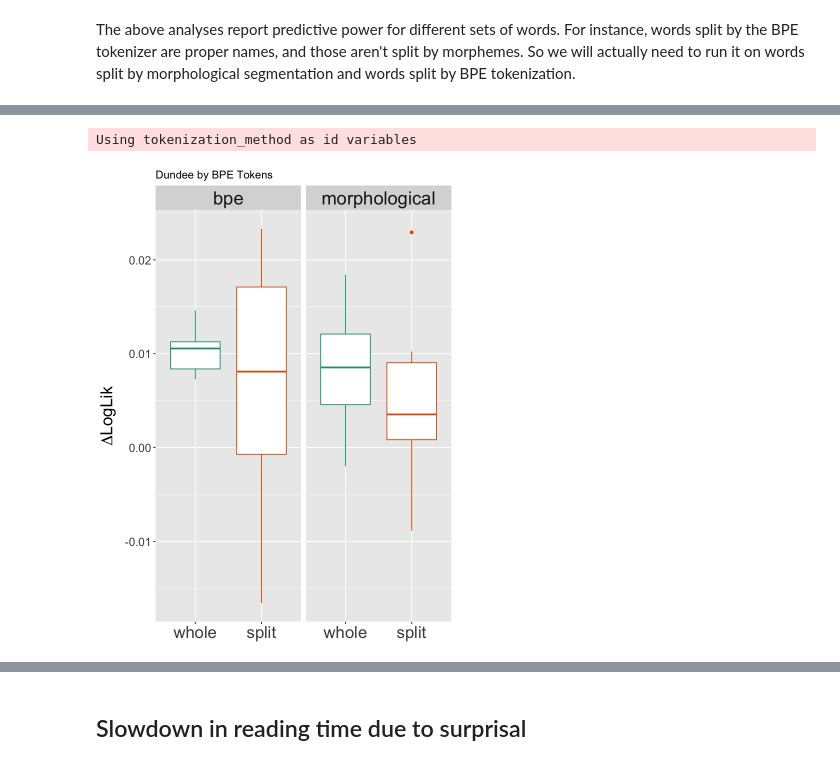
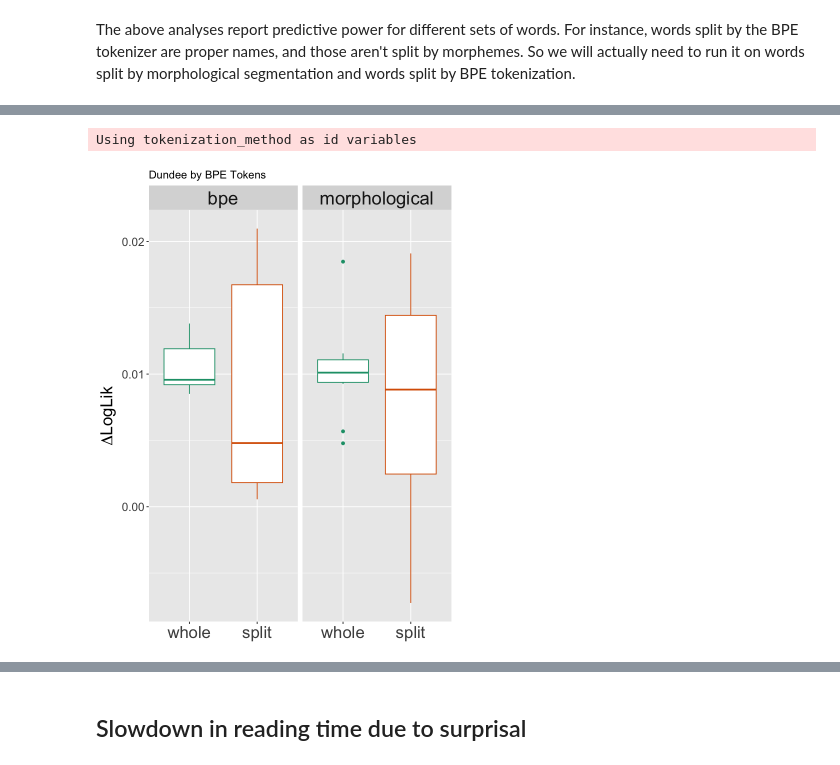
Before and after one commit to sathvikn/dl-psych-tokenization, a Jupyter notebook: regression_analysis.ipynb, the cells around one changed output, grey strips where cells are left out. Cells and saved outputs as stored; diff of their text form; code cells hidden in the pictures.

```diff
--- a/regression_analysis.ipynb
+++ b/regression_analysis.ipynb
@@ -315,10 +315,10 @@ A data.frame: 1 × 2
 | <dbl> | <dbl> |
 | 0.009270833 | 0.01269973 |
 # %%
-cv_by_split <- function(data, control_formula, surprisal_formula, tokenization) {
+cv_by_split <- function(data, control_formula, surprisal_formula, tokenization, split_col) {
     data <- data[data$tokenization == tokenization,]
-    no_split <- data[data$num_tokens == 1,]
-    split <- data[data$num_tokens > 1,]
+    no_split <- data[data[[split_col]] == 1,]
+    split <- data[data[[split_col]] > 1,]
     shuffled_no_split <- sample(nrow(no_split))
     shuffled_split <- sample(nrow(split))
     data.frame(whole = cross_validate(no_split, shuffled_no_split, control_formula, surprisal_formula),
@@ -497,11 +497,11 @@ alternative hypothesis: true location shift is greater than 0
 # %% [markdown]
 The above analyses report predictive power for different sets of words. For instance, words split by the BPE tokenizer are proper names, and those aren't split by morphemes. So we will actually need to run it on words split by morphological segmentation and words split by BPE tokenization.
 # %%
-is_split <- function(uid, df) {
-    subset(df, token_uid == uid)$num_tokens > 1
+other_tokens <- function(uid, df) {
+    subset(df, token_uid == uid)$num_tokens
 }
 # %%
-dundee_bpe$morph_split <- lapply(dundee_bpe$token_uid, is_split, df = dundee_morph)
+dundee_bpe$morph_tokens <- lapply(dundee_bpe$token_uid, other_tokens, df = dundee_morph)
 # %%
-dundee_morph$bpe_split <- lapply(dundee_morph$token_uid, is_split, df = dundee_bpe)
+dundee_morph$bpe_tokens <- lapply(dundee_morph$token_uid, other_tokens, df = dundee_bpe)
 # %%
@@ -584,25 +572,19 @@ W = 66, p-value = 0.2475
 alternative hypothesis: true location shift is not equal to 0
 # %%
-morph_bpe_split <- filter(dundee_morph, bpe_split == TRUE)
-morph_one_bpe <- filter(dundee_morph, bpe_split == FALSE)
-shuffled_split <- sample(nrow(morph_bpe_split))
-shuffled_whole <- sample(nrow(morph_one_bpe))
-bpe_for_morphemes <- data.frame(whole = cross_validate(morph_one_bpe, shuffled_whole, et_control_formula, et_surprisal_formula),
-          split = cross_validate(morph_bpe_split, shuffled_split, et_control_formula, et_surprisal_formula),
-        tokenization_method = "bpe")
-bpe_cv <- cv_by_split(dundee_bpe, et_control_formula, et_surprisal_formula, "bpe")
+morph_for_bpe <- cv_by_split(dundee_morph, et_control_formula, et_surprisal_formula, "morphological", "bpe_tokens")
+bpe_cv <- cv_by_split(dundee_bpe, et_control_formula, et_surprisal_formula, "bpe", "num_tokens")
 
-combined_cv <- rbind(bpe_for_morphemes, morph_cv)
+combined_cv <- rbind(morph_for_bpe, bpe_cv)
 combined_cv <- melt(combined_cv) %>% rename(split = variable)
 plt <- ggplot(combined_cv, aes(x = split, y = value, color = split)) + geom_boxplot()
 plt <- plt + ylab(expression(paste(Delta, "LogLik"))) + ggtitle("Dundee by BPE Tokens")
 theme <- theme(axis.title = element_text(size = 20), axis.title.x = element_blank(), axis.text.x = element_text(size = 20),
                axis.text.y = element_text(size = 14),
                strip.text.x = element_text(size = 22), legend.position = "none")
 plt + facet_grid(. ~tokenization_method) + theme + labs(fill = "tokenization_method") + scale_color_brewer(palette = "Dark2")
 # %% [output]
 Using tokenization_method as id variables
-[figure, old version]
+[figure, new version]
 # %%
 wilcox.test(bpe_for_morphemes$whole, bpe_for_morphemes$split)
 # %% [output]
```
Also changed, not shown: parts of 36 cells of this notebook, 1 other file.
